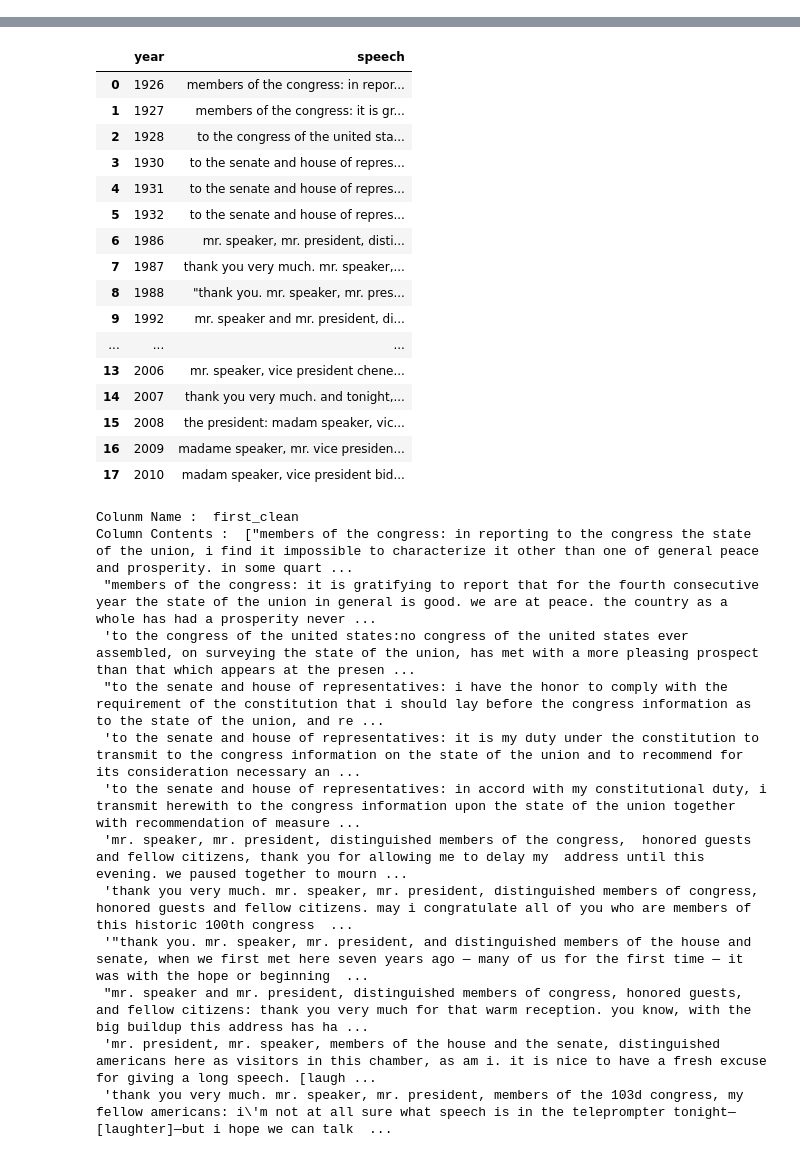
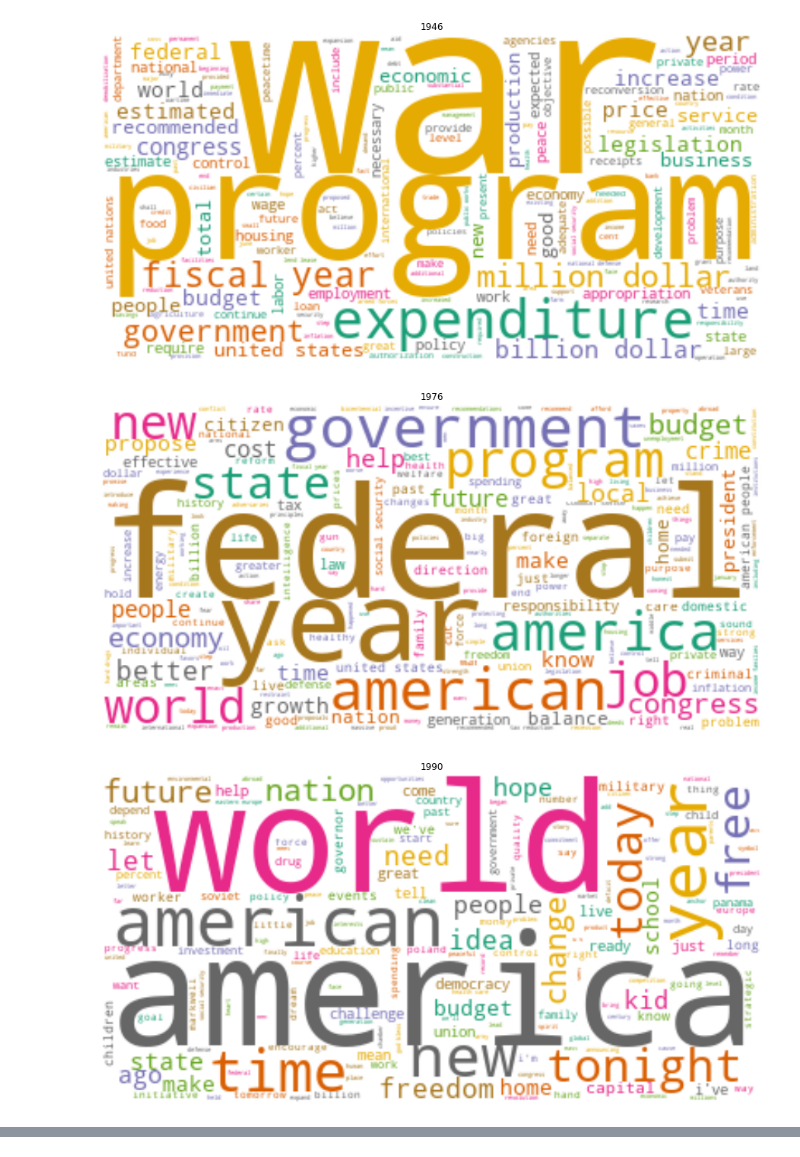
Before and after one commit to razz7/Python_exam, a Jupyter notebook: notebooks/Word clouds for selected years.ipynb, the cells around one changed output, grey strips where cells are left out. Saved outputs shown, nothing was run; the diff lists cells and outputs as text; code cells hidden in the pictures.

Commit message:
Word clouds fixed

```diff
--- a/notebooks/Word clouds for selected years.ipynb
+++ b/notebooks/Word clouds for selected years.ipynb
@@ -5,13 +5,15 @@ from wordcloud import WordCloud
 import matplotlib.pyplot as plt
 from sklearn.feature_extraction import text
 # %%
-data = pd.read_pickle('pickled_data/for_word_cloud.pkl')
-#data.drop(['President', 'Party','speech', 'first_clean_tokenized'], axis=1, inplace = True)
+data = pd.read_pickle('pickled_data/data_first_clean.pkl')
+data.drop(['President', 'Party','speech', 'first_clean_tokenized'], axis=1, inplace = True)
 data = data.rename({'first_clean' : 'speech'}, axis=1)
-#data =data.set_index('year')
-years = data['year'].to_list()
+#Significant years: 1946, end of ww2, 1976 end of Vietnam war, 1990 end of cold war, 2002 9/11, 2009 glob fin crisis
+years = [1946, 1976, 1990, 2002, 2009]
 
-print(years)
-print(data.head())
-print(data.dtypes)
+data = data.loc[data['year'].isin(years)]
+data = data.reset_index(drop=True)
+
+data['year'] = data.year.astype('str')
+data.head()
 # %% [output]
@@ -28,5 +26,22 @@ dtype: object
+# %%
+speech_dict = dict(zip(data.year, data.speech))
 # %%
 stop_words = text.ENGLISH_STOP_WORDS
 
 wc = WordCloud(stopwords=stop_words, background_color="white", colormap="Dark2",
                max_font_size=150, random_state=42)
+
+plt.rcParams['figure.figsize'] = [18, 8]
+
+
+for key, value in speech_dict.items():
+    wc.generate(value)
+
+    plt.imshow(wc, interpolation="bilinear")
+    plt.axis("off")
+    plt.title(key)
+    plt.show()
+# %% [output]
+[figure, added]
+[figure, added]
+[figure, added]
@@ -33,43 +49,0 @@ wc = WordCloud(stopwords=stop_words, background_color="white", colormap="Dark2",
-# %%
-data
-# %% [output]
-|  | year | speech |
-| 0 | 1926 | members of the congress: in repor... |
-| 1 | 1927 | members of the congress: it is gr... |
-| 2 | 1928 | to the congress of the united sta... |
-| 3 | 1930 | to the senate and house of repres... |
-| 4 | 1931 | to the senate and house of repres... |
-| 5 | 1932 | to the senate and house of repres... |
-| 6 | 1986 | mr. speaker, mr. president, disti... |
-| 7 | 1987 | thank you very much. mr. speaker,... |
-| 8 | 1988 | "thank you. mr. speaker, mr. pres... |
-| 9 | 1992 | mr. speaker and mr. president, di... |
-| ... | ... | ... |
-| 13 | 2006 | mr. speaker, vice president chene... |
-| 14 | 2007 | thank you very much. and tonight,... |
-| 15 | 2008 | the president: madam speaker, vic... |
-| 16 | 2009 | madame speaker, mr. vice presiden... |
-| 17 | 2010 | madam speaker, vice president bid... |
-# %%
-for column in data:
-
-    # Select column contents by column
-    # name using [] operator
-    columnSeriesObj = data.speech
-    print('Colunm Name : ', speech)
-    print('Column Contents : ', columnSeriesObj.values)
-    print('Column length: ', len(columnSeriesObj.values))
-# %% [output]
-Colunm Name :  first_clean
-Column Contents :  ["members of the congress: in reporting to the congress the state of the union, i find it impossible to characterize it other than one of general peace and prosperity. in some quart ...
- "members of the congress: it is gratifying to report that for the fourth consecutive year the state of the union in general is good. we are at peace. the country as a whole has had a prosperity never ...
- 'to the congress of the united states:no congress of the united states ever assembled, on surveying the state of the union, has met with a more pleasing prospect than that which appears at the presen ...
- "to the senate and house of representatives: i have the honor to comply with the requirement of the constitution that i should lay before the congress information as to the state of the union, and re ...
- 'to the senate and house of representatives: it is my duty under the constitution to transmit to the congress information on the state of the union and to recommend for its consideration necessary an ...
- 'to the senate and house of representatives: in accord with my constitutional duty, i transmit herewith to the congress information upon the state of the union together with recommendation of measure ...
- 'mr. speaker, mr. president, distinguished members of the congress,  honored guests and fellow citizens, thank you for allowing me to delay my  address until this evening. we paused together to mourn ...
- 'thank you very much. mr. speaker, mr. president, distinguished members of congress, honored guests and fellow citizens. may i congratulate all of you who are members of this historic 100th congress  ...
- '"thank you. mr. speaker, mr. president, and distinguished members of the house and senate, when we first met here seven years ago — many of us for the first time — it was with the hope or beginning  ...
- "mr. speaker and mr. president, distinguished members of congress, honored guests, and fellow citizens: thank you very much for that warm reception. you know, with the big buildup this address has ha ...
- 'mr. president, mr. speaker, members of the house and the senate, distinguished americans here as visitors in this chamber, as am i. it is nice to have a fresh excuse for giving a long speech. [laugh ...
- 'thank you very much. mr. speaker, mr. president, members of the 103d congress, my fellow americans: i\'m not at all sure what speech is in the teleprompter tonight—[laughter]—but i hope we can talk  ...
```
Also changed, not shown: parts of 3 cells of this notebook.
